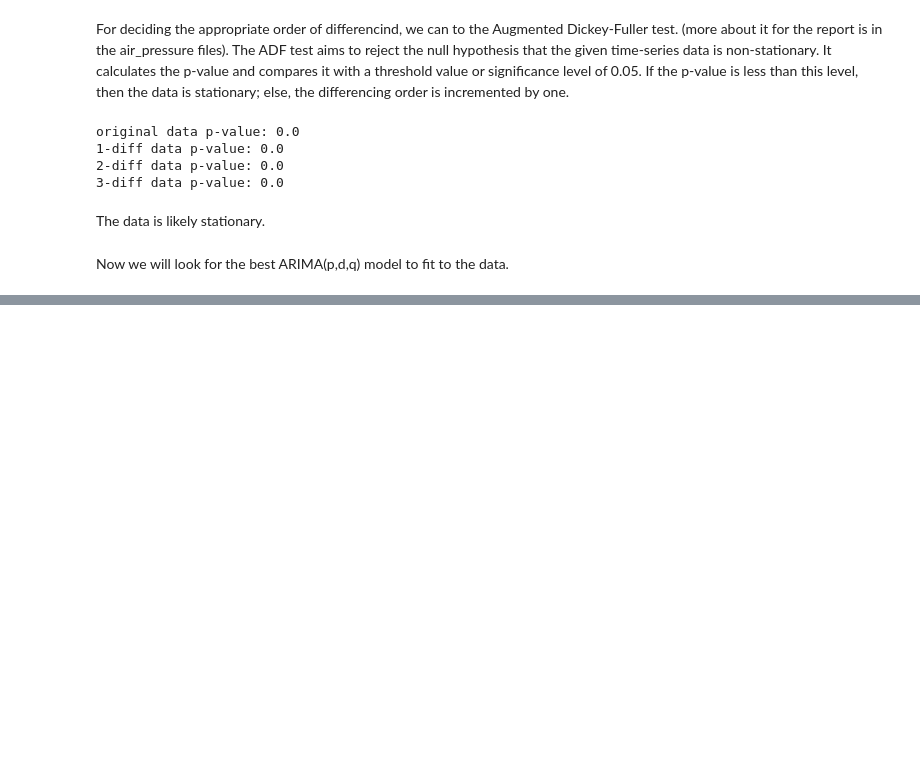
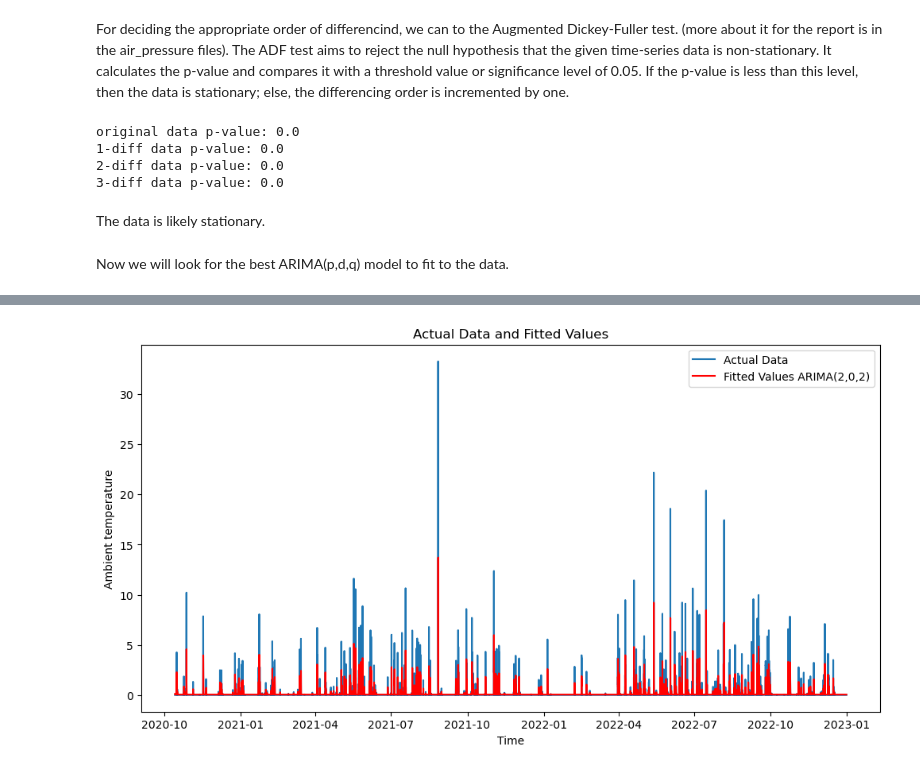
Before and after one commit to bregina98/Local-prediction-of-weather-parameters-based-on-historical-data, a Jupyter notebook: rain_intensity.ipynb, the cells around one changed output, grey strips where cells are left out. Cells and saved outputs as stored; diff of their text form; code cells hidden in the pictures; blank space fills up the shorter version.

```diff
--- a/rain_intensity.ipynb
+++ b/rain_intensity.ipynb
@@ -349,0 +436,24 @@ Warnings:
+# %%
+# ARIMA(2,0,2) (1st fit)
+
+# change p,d,q to the best found
+
+from statsmodels.tsa.arima.model import ARIMA
+import warnings
+warnings.filterwarnings("ignore")
+
+# fit
+model_202 = ARIMA(rain_intensity_20_21_22, order=(2,0,2))
+fit_202 = model_202.fit()
+
+# summary of the fit
+print(fit_202.summary())
+
+# ARIMA forecast for 1 day (24 steps) into the future
+
+forecast_result_202 = fit_202.get_forecast(steps=24)
+forecast_values_202 = forecast_result_202.predicted_mean
+conf_int_202 = forecast_result_202.conf_int()
+
+print("Forecasted values:", forecast_values_202)
+print("95% Confidence intervals of forecasts:", conf_int_202)
@@ -349,0 +540,19 @@ Warnings:
+# %%
+# plot actual data and fitted values - 1ST ARIMA
+# change p,d,q to the best found
+
+# fitted values
+fitted_values_202 = fit_202.fittedvalues
+
+plt.figure(figsize=(12,6))
+plt.plot(rain_intensity_20_21_22.index, rain_intensity_20_21_22, label='Actual Data')
+plt.plot(rain_intensity_20_21_22.index, fitted_values_202, color='red', label='Fitted Values ARIMA(2,0,2)')
+plt.legend()
+plt.xlabel('Time')
+plt.ylabel('Ambient temperature')
+plt.title('Actual Data and Fitted Values')
+plt.show()
+
+# this looks too good
+# %% [output]
+[figure, added]
```
Also changed, not shown: parts of 18 cells of this notebook.
